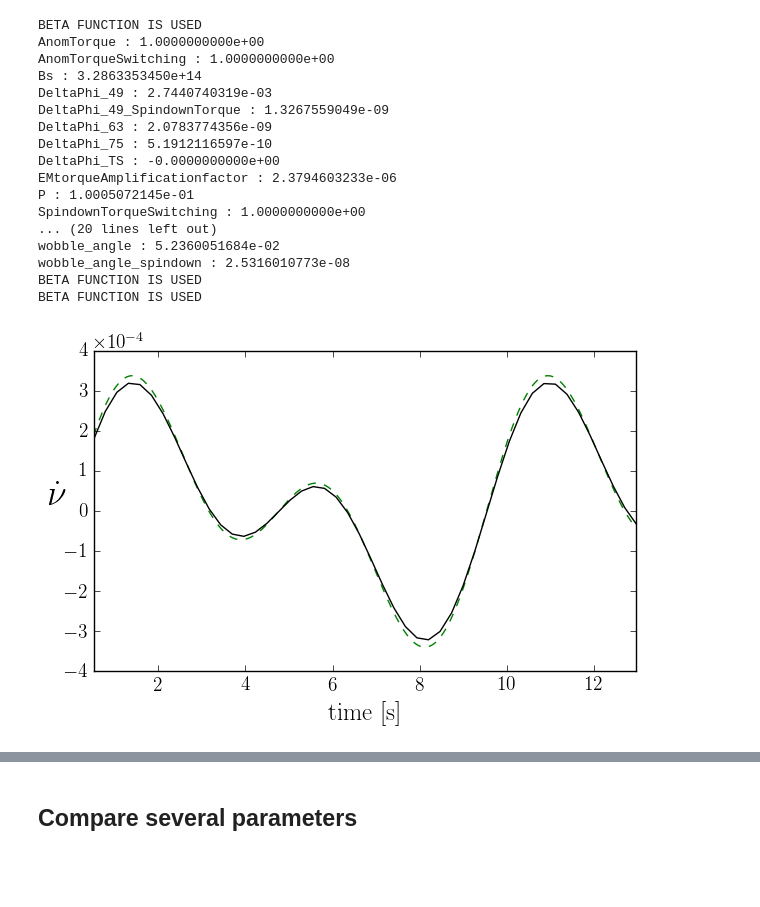
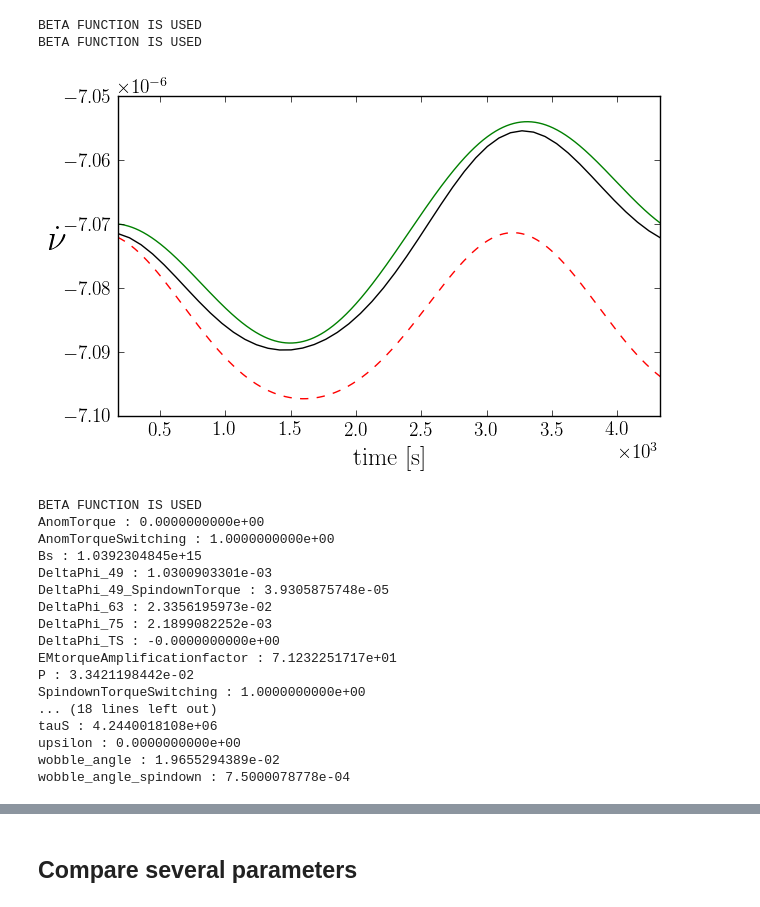
Before and after one commit to GregoryAshton/neutron_star_modelling, a Jupyter notebook: SpindownRate/LearningAboutSpindown.ipynb, the cells around one changed output, grey strips where cells are left out. Cells and saved outputs as stored; diff of their text form; code cells hidden in the pictures; blank space fills up the shorter version.

Commit message:
Adds new model 3 to notebook

```diff
--- a/SpindownRate/LearningAboutSpindown.ipynb
+++ b/SpindownRate/LearningAboutSpindown.ipynb
@@ -38,52 +74,56 @@ def SignalModel_EM2(theta, t):
 # %%
 fig, ax = plt.subplots(figsize=(7, 4))
 
 # Parameters
-omega0 = 2*np.pi*10
-epsI3 = 1.05e-2
-epsA = 3e-8
+omega0 = 2*np.pi*30
+epsI3 = 1.05e-5
+epsA = 3e-7
 chi0 = 87.0
-a0 = 3.0
+a0 = 1.0
 n = 50000
 error = 1e-11
 
 tauP = 1.2 * np.pi/abs(epsI3 * omega0)
 T = 2.4 * tauP
 
 
 time = np.linspace(0, T, 1000)
 theta_EM = np.array([omega0, epsI3, np.radians(a0), np.radians(chi0), epsA])
-ax.plot(time, SignalModel_EM2(theta_EM, time), "--", color="g", label="Hybrid")
+ax.plot(time, SignalModel_EM3(theta_EM, time), "-", color="g", label="Hybrid")
+ax.plot(time, SignalModel_EM2(theta_EM, time), "--", color="r", label="Hybrid")
 
 file_name = main(chi0=chi0, epsI3=epsI3, epsA=epsA, omega0=omega0, T=T,
                  n=n, error=error, a0=a0, cleanup=False, DryRun=False,
-                 AnomTorque=True)
-File_Functions.PrintParameterDictionary(file_name)
+                 AnomTorque=False)
+
 
 ax = Plot.SpindownRate(file_name, ax=ax, analytic="", divisor=9, label="Numerical integration")
 PD = File_Functions.Parameter_Dictionary(file_name)
 
 
 plt.show()
+File_Functions.PrintParameterDictionary(file_name)
 # %% [output]
-BETA FUNCTION IS USED
-AnomTorque : 1.0000000000e+00
-AnomTorqueSwitching : 1.0000000000e+00
-Bs : 3.2863353450e+14
-DeltaPhi_49 : 2.7440740319e-03
-DeltaPhi_49_SpindownTorque : 1.3267559049e-09
-DeltaPhi_63 : 2.0783774356e-09
-DeltaPhi_75 : 5.1912116597e-10
-DeltaPhi_TS : -0.0000000000e+00
-EMtorqueAmplificationfactor : 2.3794603233e-06
-P : 1.0005072145e-01
-SpindownTorqueSwitching : 1.0000000000e+00
-... (20 lines left out)
-wobble_angle : 5.2360051684e-02
-wobble_angle_spindown : 2.5316010773e-08
 BETA FUNCTION IS USED
 BETA FUNCTION IS USED
-[figure, old version]
+[figure, new version]
+BETA FUNCTION IS USED
+AnomTorque : 0.0000000000e+00
+AnomTorqueSwitching : 1.0000000000e+00
+Bs : 1.0392304845e+15
+DeltaPhi_49 : 1.0300903301e-03
+DeltaPhi_49_SpindownTorque : 3.9305875748e-05
+DeltaPhi_63 : 2.3356195973e-02
+DeltaPhi_75 : 2.1899082252e-03
+DeltaPhi_TS : -0.0000000000e+00
+EMtorqueAmplificationfactor : 7.1232251717e+01
+P : 3.3421198442e-02
+SpindownTorqueSwitching : 1.0000000000e+00
+... (18 lines left out)
+tauS : 4.2440018108e+06
+upsilon : 0.0000000000e+00
+wobble_angle : 1.9655294389e-02
+wobble_angle_spindown : 7.5000078778e-04
 # %%
 Plot.Euler_Angles(file_name)
 plt.show()
```
Also changed, not shown: parts of 8 cells of this notebook.
